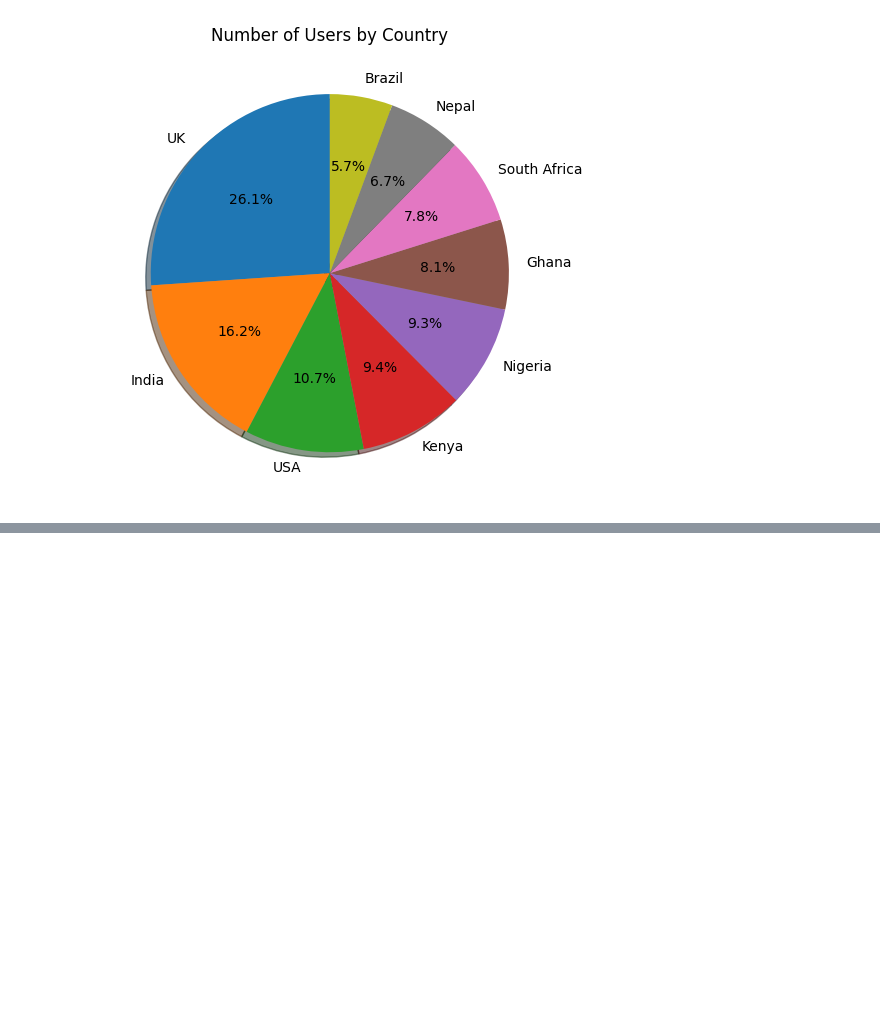
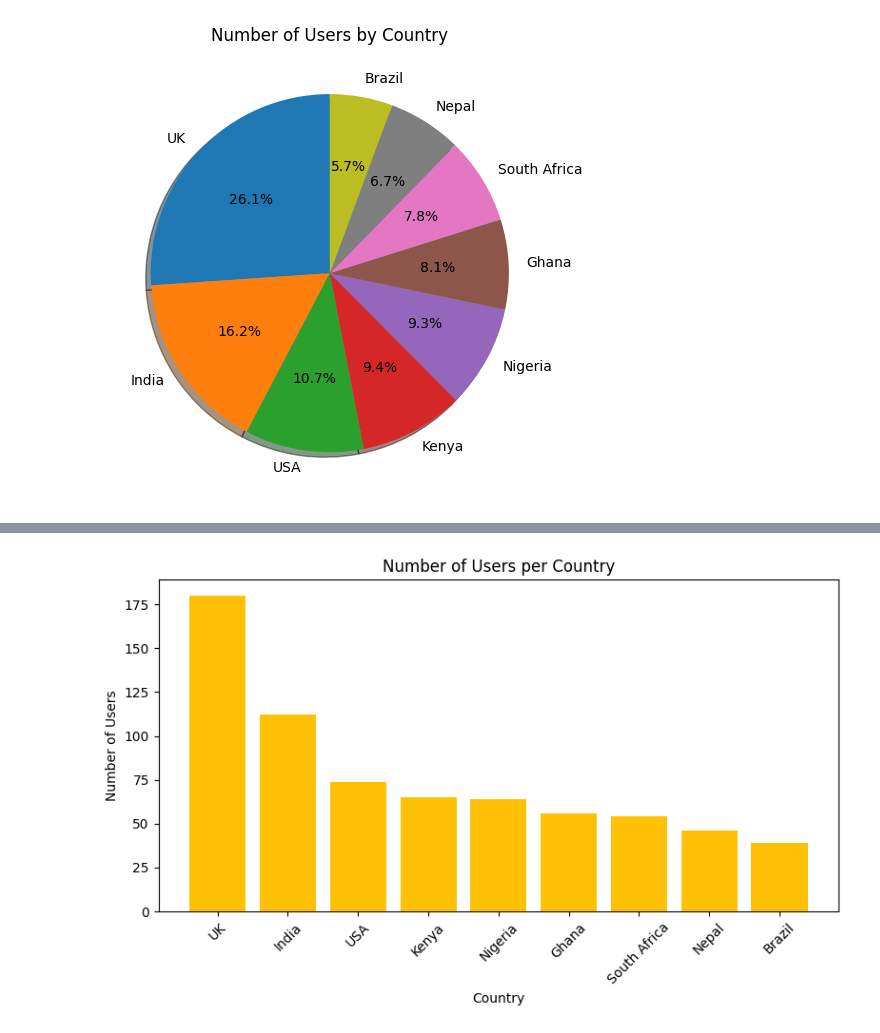
Before and after one commit to ice-alt/PortfolioProjects, a Jupyter notebook: DataWave Music/DataWave_Music_Analysis.ipynb, the cells around one changed output, grey strips where cells are left out. Saved outputs shown, nothing was run; the diff lists cells and outputs as text; code cells hidden in the pictures; blank space fills up the shorter version.

```diff
--- a/DataWave Music/DataWave_Music_Analysis.ipynb
+++ b/DataWave Music/DataWave_Music_Analysis.ipynb
@@ -1441,0 +1481,13 @@ plt.show()
+# %%
+# Count users per country
+country_counts = cleaned_datawave_df['country'].value_counts()
+
+plt.figure(figsize=(8,5))
+plt.bar(country_counts.index, country_counts.values, color='skyblue')
+
+plt.xlabel("Country")
+plt.ylabel("Number of Users")
+plt.title("Number of Users per Country")
+plt.xticks(rotation=45)
+plt.tight_layout()
+plt.show()
@@ -1441,0 +1496,14 @@ plt.show()
+# %%
+plt.figure(figsize=(8,5))
+plt.bar(country_counts.index,
+        country_counts.values,
+        color='#FFC107')  # gold/amber contrast
+
+plt.xlabel("Country")
+plt.ylabel("Number of Users")
+plt.title("Number of Users per Country")
+plt.xticks(rotation=45)
+plt.tight_layout()
+plt.show()
+# %% [output]
+[figure, added]
```
Also changed, not shown: parts of 5 cells of this notebook.
